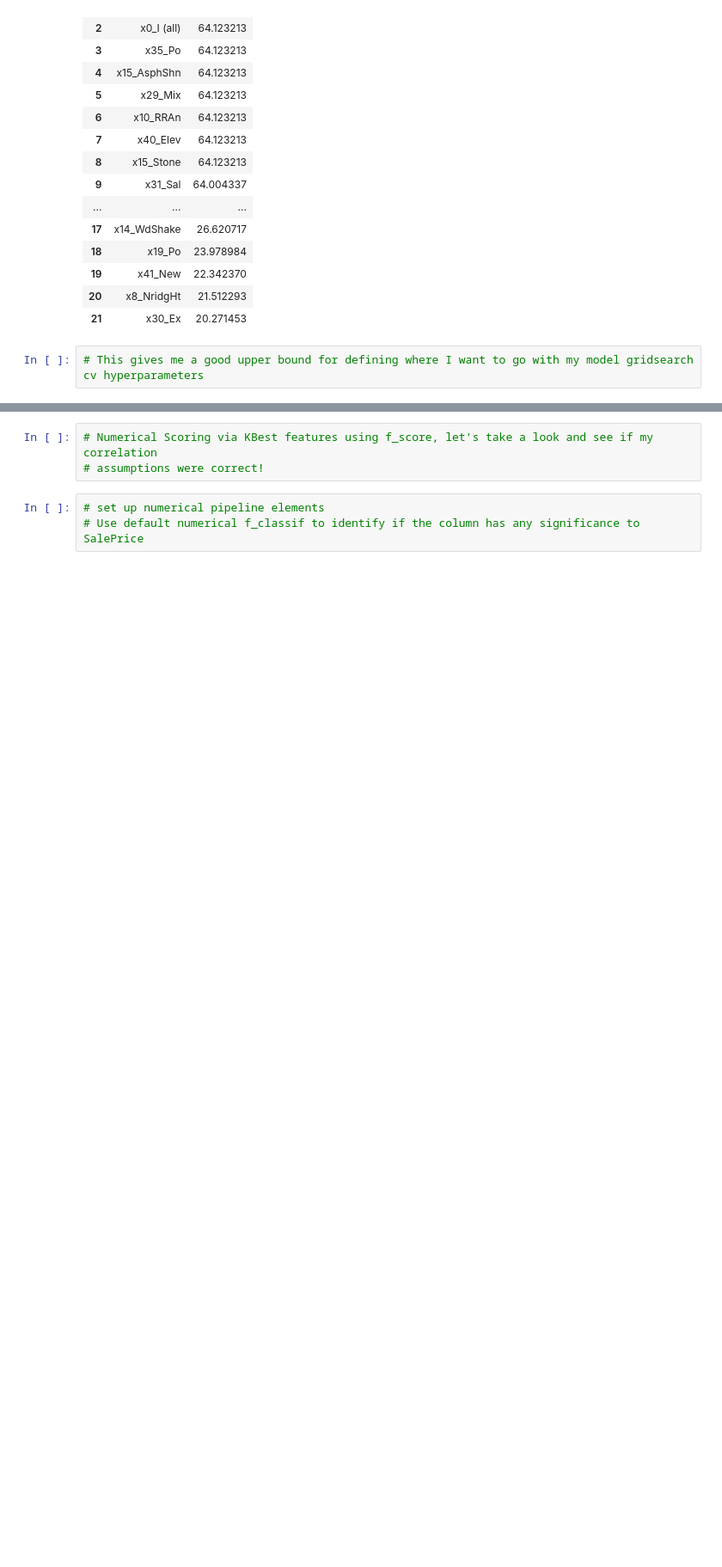
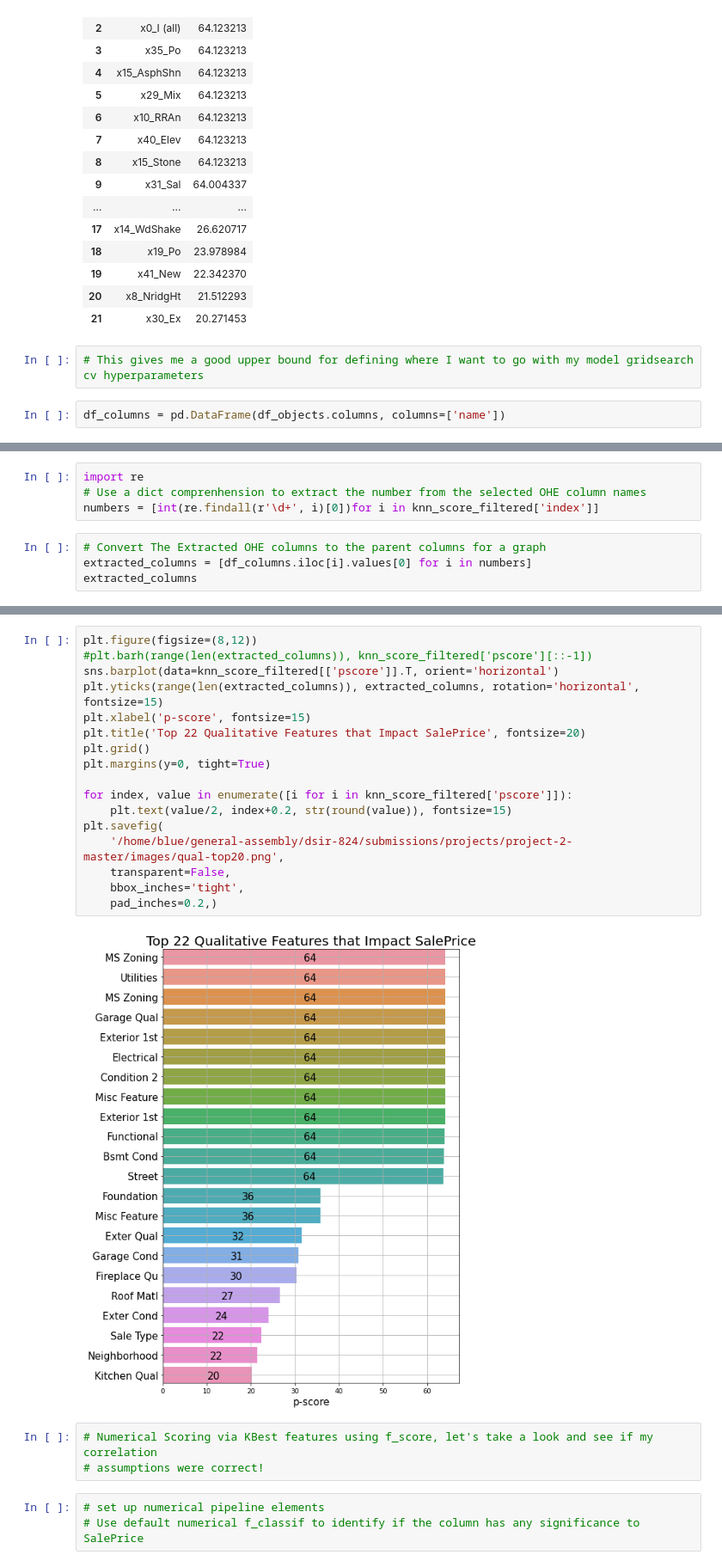
Before and after one commit to viviloaf/general-assembly, a Jupyter notebook: projects/project-2-master/main/02_Feature_Engineering_KBestFeatures.ipynb, the cells around one changed output, grey strips where cells are left out. Shown at 86% size. Cells and saved outputs as stored; diff of their text form; blank space fills up the shorter version.

Commit message:
add images for presentation

```diff
--- a/projects/project-2-master/main/02_Feature_Engineering_KBestFeatures.ipynb
+++ b/projects/project-2-master/main/02_Feature_Engineering_KBestFeatures.ipynb
@@ -220,3 +201,5 @@ knn_score_filtered
 | 21 | x30_Ex | 20.271453 |
 # %%
 # This gives me a good upper bound for defining where I want to go with my model gridsearch cv hyperparameters
+# %%
+df_columns = pd.DataFrame(df_objects.columns, columns=['name'])
@@ -222,0 +210,8 @@ knn_score_filtered
+# %%
+import re
+# Use a dict comprenhension to extract the number from the selected OHE column names
+numbers = [int(re.findall(r'\d+', i)[0])for i in knn_score_filtered['index']]
+# %%
+# Convert The Extracted OHE columns to the parent columns for a graph
+extracted_columns = [df_columns.iloc[i].values[0] for i in numbers]
+extracted_columns
@@ -223,3 +238,22 @@ knn_score_filtered
+# %%
+plt.figure(figsize=(8,12))
+#plt.barh(range(len(extracted_columns)), knn_score_filtered['pscore'][::-1])
+sns.barplot(data=knn_score_filtered[['pscore']].T, orient='horizontal')
+plt.yticks(range(len(extracted_columns)), extracted_columns, rotation='horizontal', fontsize=15)
+plt.xlabel('p-score', fontsize=15)
+plt.title('Top 22 Qualitative Features that Impact SalePrice', fontsize=20)
+plt.grid()
+plt.margins(y=0, tight=True)
+
+for index, value in enumerate([i for i in knn_score_filtered['pscore']]):
+    plt.text(value/2, index+0.2, str(round(value)), fontsize=15)
+plt.savefig(
+    '/home/blue/general-assembly/dsir-824/submissions/projects/project-2-master/images/qual-top20.png',
+    transparent=False,
+    bbox_inches='tight',
+    pad_inches=0.2,)
+# %% [output]
+[figure, added]
 # %%
 # Numerical Scoring via KBest features using f_score, let's take a look and see if my correlation
 # assumptions were correct!
```
Also changed, not shown: parts of 13 cells of this notebook.
